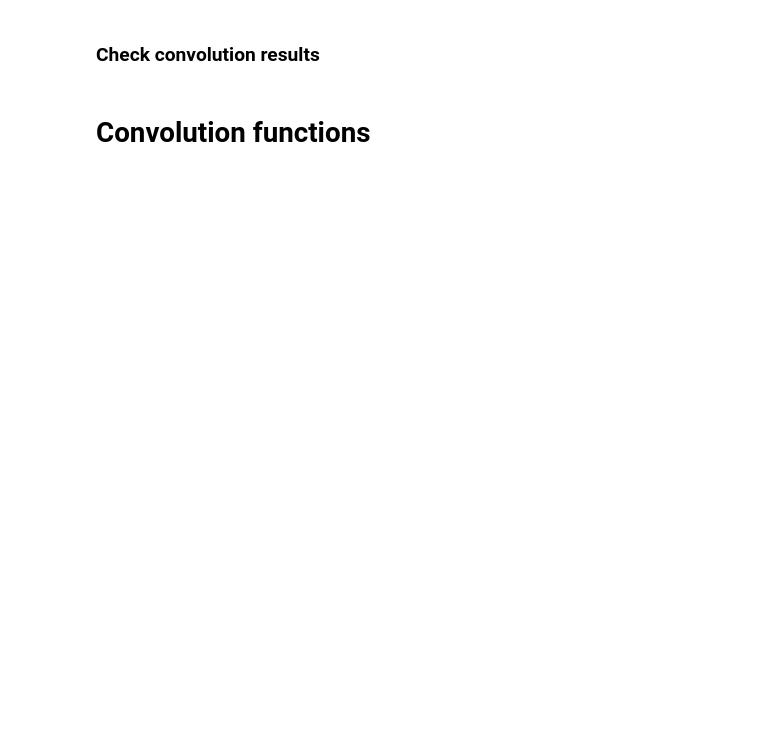
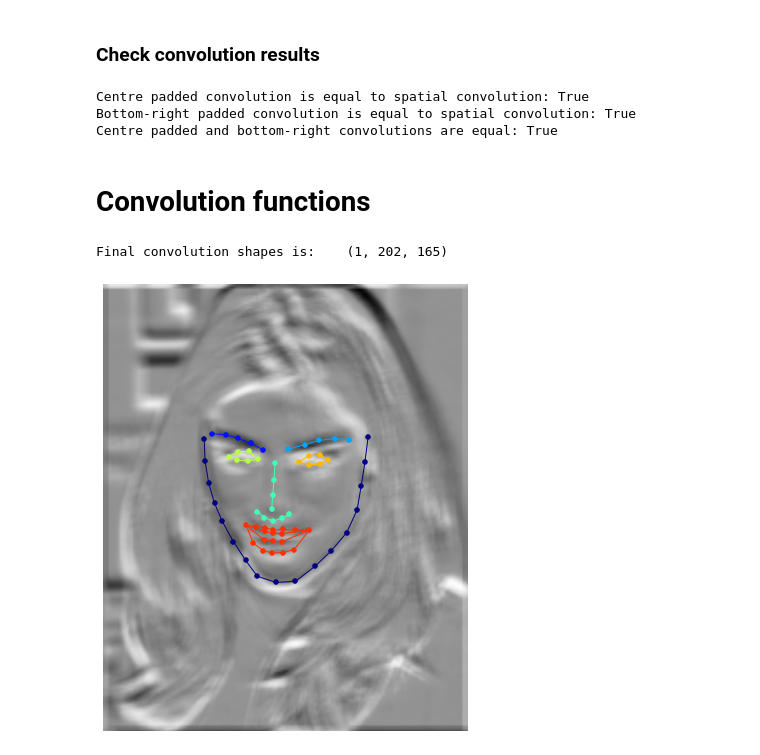
Before and after one commit to jalabort/alaborticcv2015, a Jupyter notebook: notebooks/convolutions.ipynb, the cells around one changed output. Saved outputs shown, nothing was run; the diff lists cells and outputs as text; code cells hidden in the pictures; blank space fills up the shorter version.

Commit message:
Update convolutions notebook

```diff
--- a/notebooks/convolutions.ipynb
+++ b/notebooks/convolutions.ipynb
@@ -99,7 +110,7 @@ filter_type = 'landmark'
 l = 46
 
 # whether to perform convolution or correlation
-correlation = True
+correlation = False
 
 # scaling applyied to the extended shape
 s = 1
@@ -111,7 +122,7 @@ patch_size = (7, 7)
 mode = 'constant'
 
 # whether to normalize the image and filter or not
-normalize = True
+normalize = False
 # %%
 # select image
 i = images[ind].copy()
@@ -233,6 +277,10 @@ print 'Final convolution shapes is: \t', c3.shape
 print 'Centre padded convolution is equal to spatial convolution:', np.allclose(c1, c3)
 print 'Bottom-right padded convolution is equal to spatial convolution:', np.allclose(c2, c3)
 print 'Centre padded and bottom-right convolutions are equal:', np.allclose(c1, c2)
+# %% [output]
+Centre padded convolution is equal to spatial convolution: True
+Bottom-right padded convolution is equal to spatial convolution: True
+Centre padded and bottom-right convolutions are equal: True
 # %% [markdown]
 # Convolution functions
 # %%
@@ -351,11 +459,14 @@ def multiconvlist(i, fs, mode='same', boundary='constant'):
 
     return rs
 # %%
-c4 = conv(i, f, mode='same', boundary='constant')
+c4 = conv(i, f, mean_centre=True, correlation=True, mode='same', boundary='constant')
 
 # visualize
-c4.view(new_figure=True)
+c4.view_landmarks(group='ibug_face_66', new_figure=True)
 
 # info
 print 'Final convolution shapes is: \t', c4.pixels.shape
+# %% [output]
+Final convolution shapes is:    (1, 202, 165)
+[figure, added]
 # %%
```
Also changed, not shown: parts of 12 cells of this notebook.
